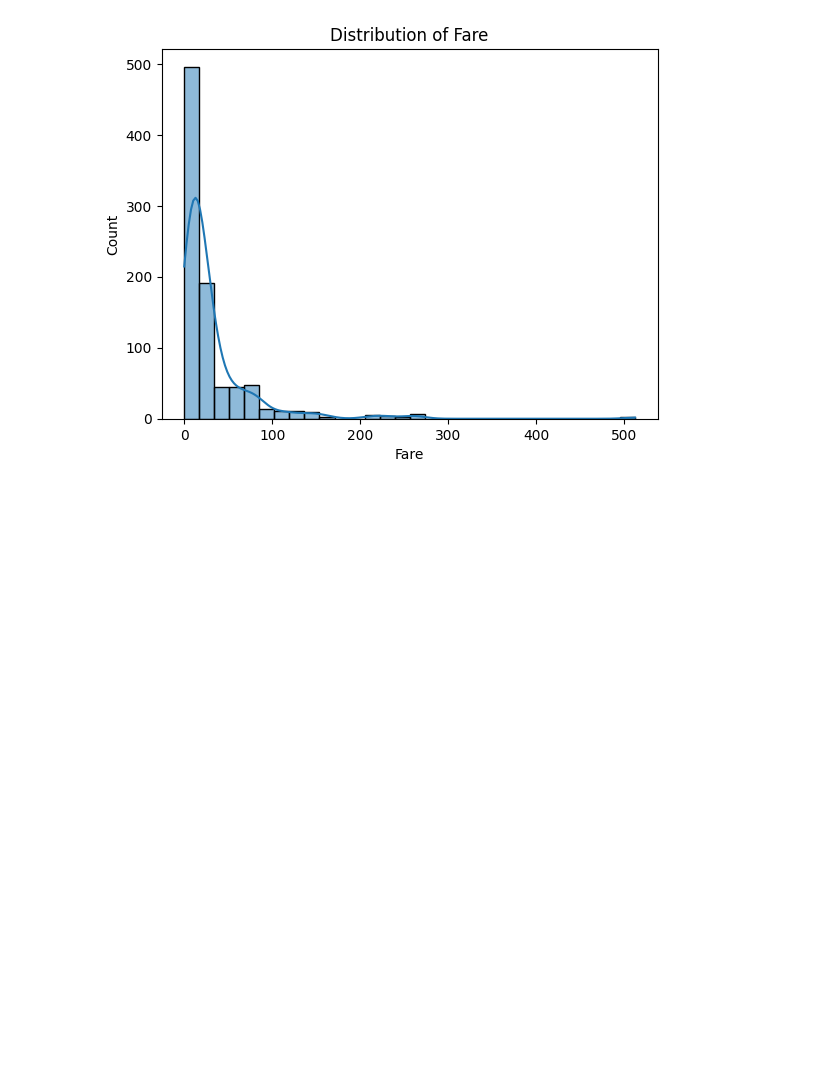
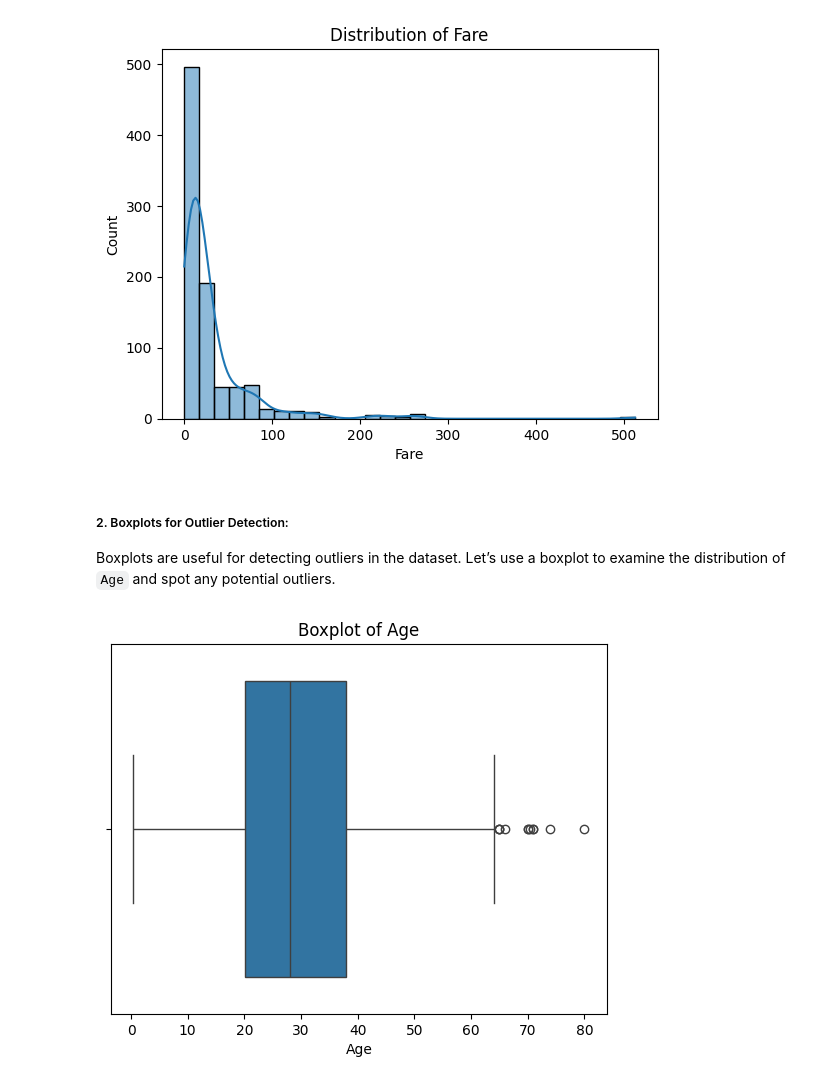
Before and after one commit to themarisolhernandez/ds-review-lessons, a Jupyter notebook: 16-exploratory-data-analysis.ipynb, the cells around one changed output. Cells and saved outputs as stored; diff of their text form; code cells hidden in the pictures; blank space fills up the shorter version.

```diff
--- a/16-exploratory-data-analysis.ipynb
+++ b/16-exploratory-data-analysis.ipynb
@@ -324,3 +324,13 @@ plt.title('Distribution of Fare')
 plt.show()
 # %% [output]
 [figure]
+# %% [markdown]
+##### 2. Boxplots for Outlier Detection:
+Boxplots are useful for detecting outliers in the dataset. Let’s use a boxplot to examine the distribution of `Age` and spot any potential outliers.
+# %%
+# Boxplot for Age
+sns.boxplot(x=df['Age'])
+plt.title('Boxplot of Age')
+plt.show()
+# %% [output]
+[figure, added]
```
Also changed, not shown: parts of 12 cells of this notebook, 1 other file.
